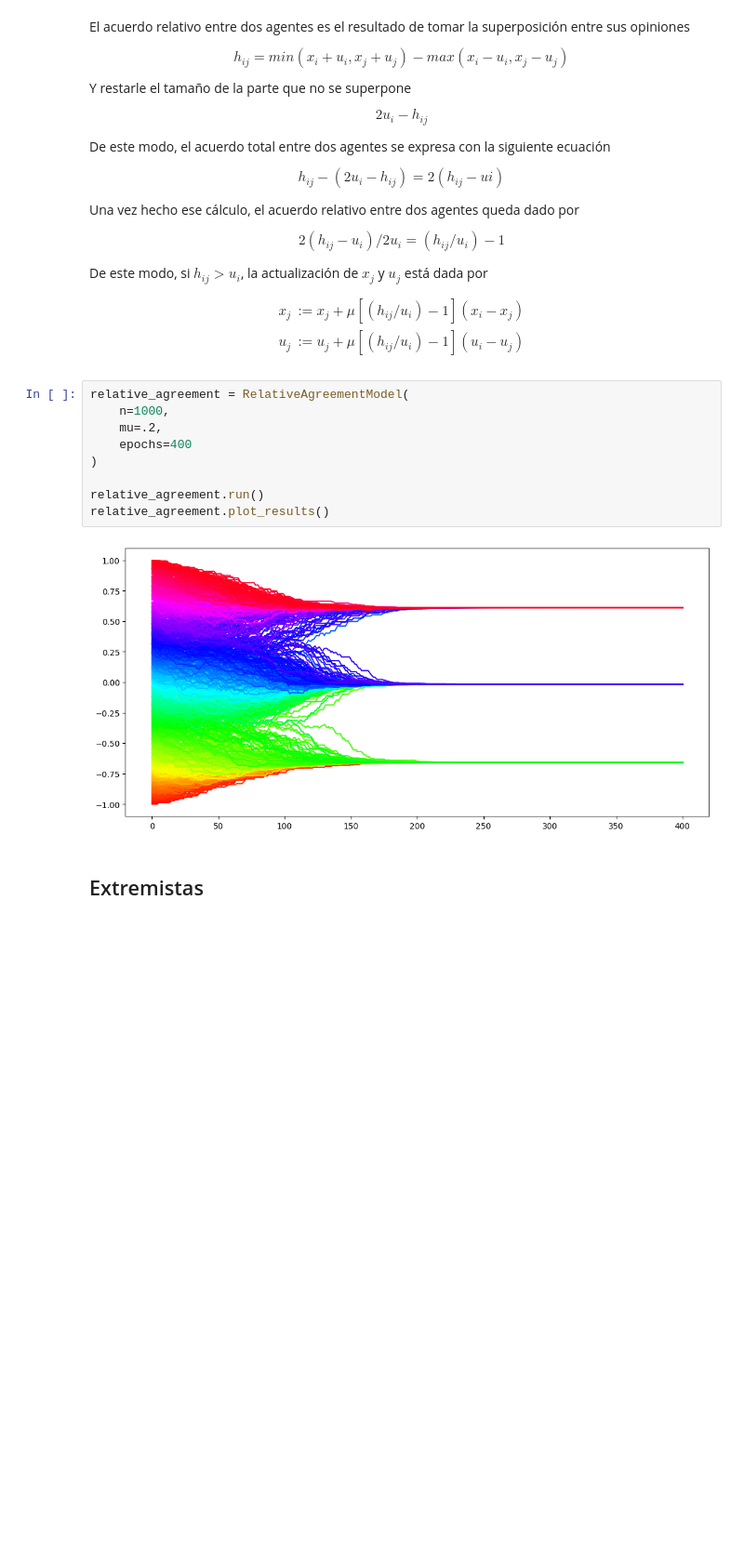
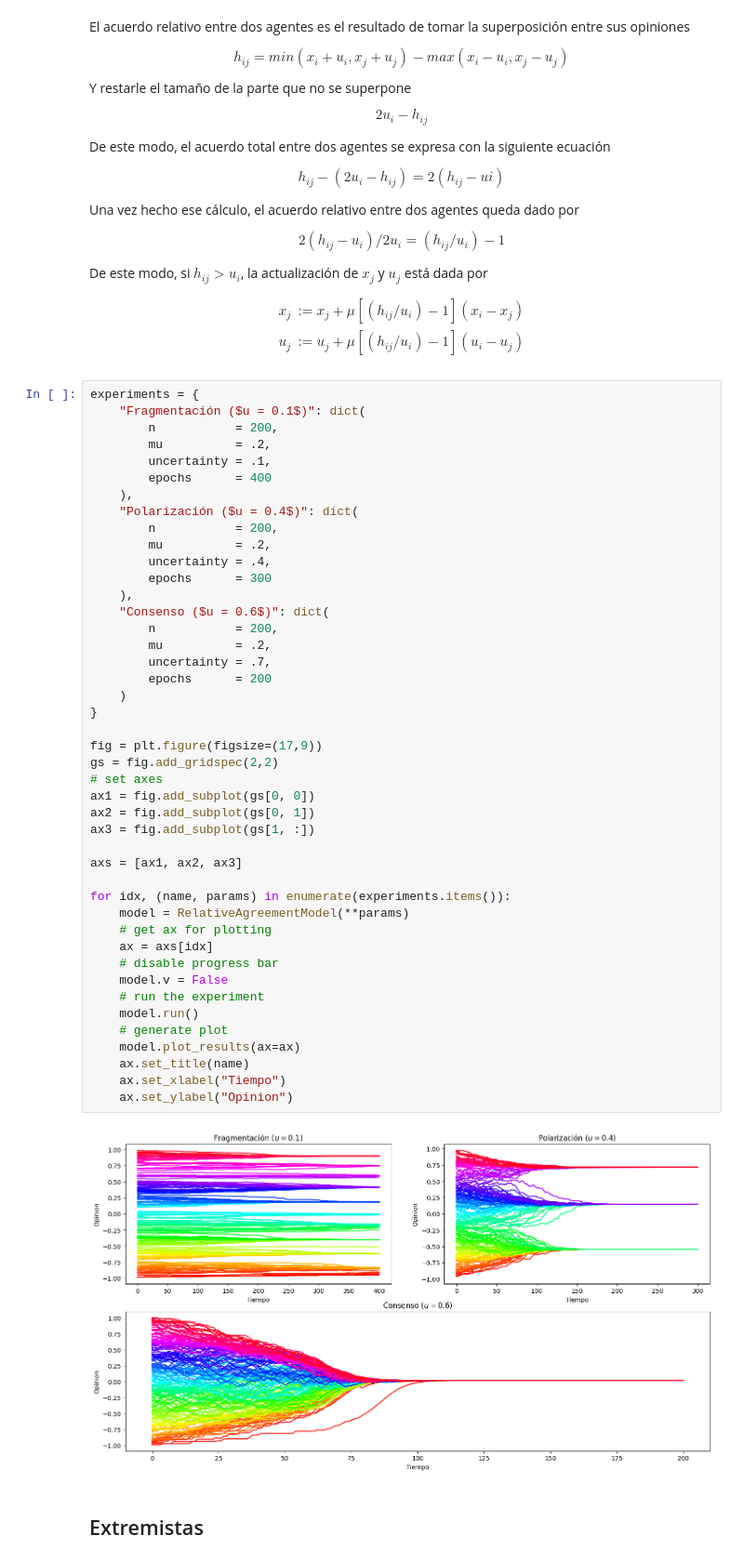
Before and after one commit to jbardl/computational-social-epistemology, a Jupyter notebook: 3. Dinamica de opiniones.ipynb, the cells around one changed output. Shown at 93% size. Cells and saved outputs as stored; diff of their text form; blank space fills up the shorter version.

```diff
--- a/3. Dinamica de opiniones.ipynb
+++ b/3. Dinamica de opiniones.ipynb
@@ -235,17 +334,52 @@ De este modo, si $h_{ij} > u_i$, la actualización de $x_j$ y $u_j$ está dada p
 x_j &:= x_j + \mu \left[ (h_{ij} / u_i) -1 \right] (x_i - x_j)\\
 u_j &:= u_j + \mu \left[ (h_{ij} / u_i) -1 \right] (u_i - u_j)
 \end{align*}
-# %%
-relative_agreement = RelativeAgreementModel(
-    n=1000,
-    mu=.2,
-    epochs=400
-)
-
-relative_agreement.run()
-relative_agreement.plot_results()
-# %% [output]
-[figure, removed]
+# %%
+experiments = {
+    "Fragmentación ($u = 0.1$)": dict(
+        n           = 200,
+        mu          = .2,
+        uncertainty = .1,
+        epochs      = 400
+    ),
+    "Polarización ($u = 0.4$)": dict(
+        n           = 200,
+        mu          = .2,
+        uncertainty = .4,
+        epochs      = 300
+    ),
+    "Consenso ($u = 0.6$)": dict(
+        n           = 200,
+        mu          = .2,
+        uncertainty = .7,
+        epochs      = 200
+    )
+}
+
+fig = plt.figure(figsize=(17,9))
+gs = fig.add_gridspec(2,2)
+# set axes
+ax1 = fig.add_subplot(gs[0, 0])
+ax2 = fig.add_subplot(gs[0, 1])
+ax3 = fig.add_subplot(gs[1, :])
+
+axs = [ax1, ax2, ax3]
+
+for idx, (name, params) in enumerate(experiments.items()):
+    model = RelativeAgreementModel(**params)
+    # get ax for plotting
+    ax = axs[idx]
+    # disable progress bar
+    model.v = False
+    # run the experiment
+    model.run()
+    # generate plot
+    model.plot_results(ax=ax)
+    ax.set_title(name)
+    ax.set_xlabel("Tiempo")
+    ax.set_ylabel("Opinion")
+# %% [output]
+[figure, added]
 # %% [markdown]
 ## Extremistas
 # %% [markdown]
```
Also changed, not shown: parts of 17 cells of this notebook, 2 other files.
